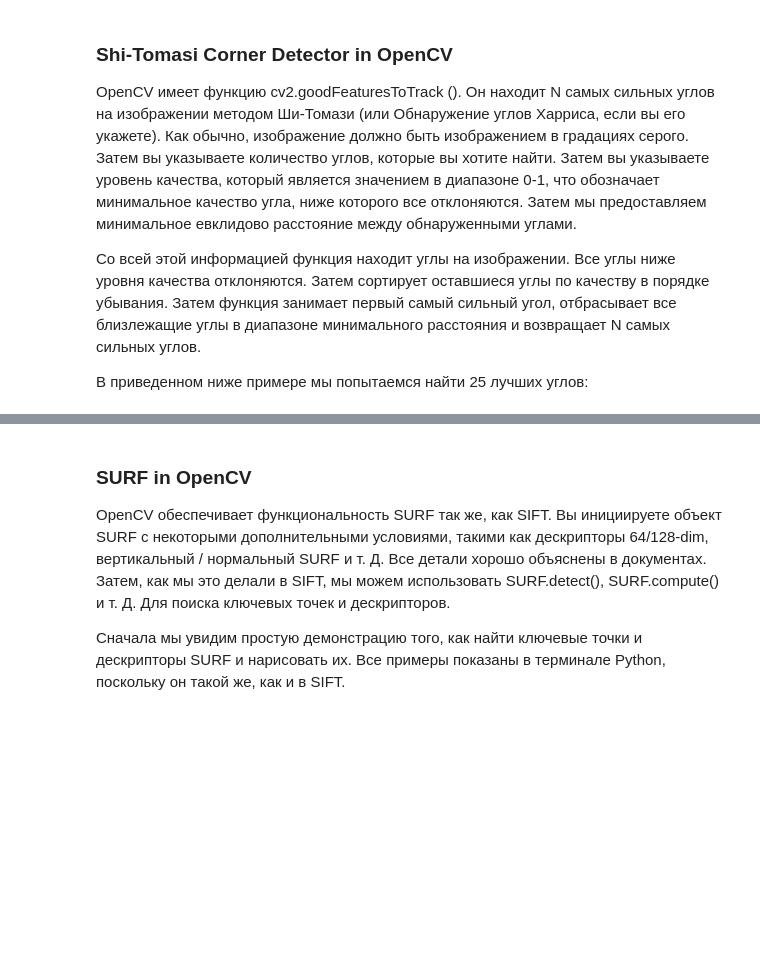
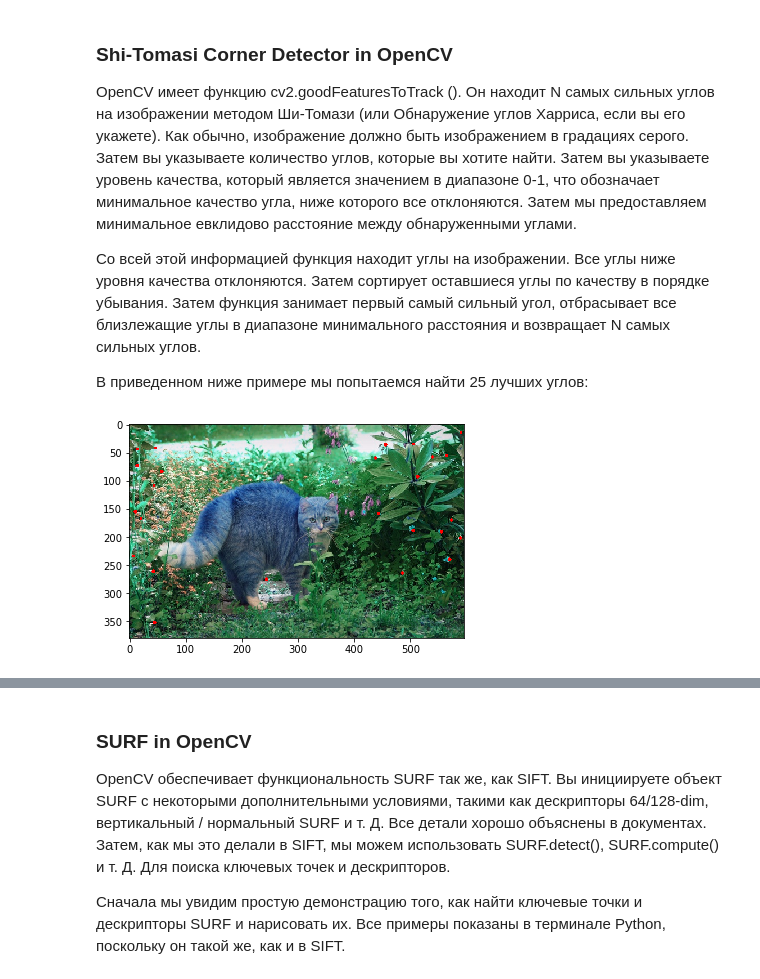
Before and after one commit to Keleas/Computer_Vision_School, a Jupyter notebook: less_05/Lecture_5.ipynb, the cells around one changed output, grey strips where cells are left out. Saved outputs shown, nothing was run; the diff lists cells and outputs as text; code cells hidden in the pictures; blank space fills up the shorter version.

```diff
--- a/less_05/Lecture_5.ipynb
+++ b/less_05/Lecture_5.ipynb
@@ -166,18 +209,17 @@ OpenCV имеет функцию cv2.goodFeaturesToTrack (). Он находит
 
 В приведенном ниже примере мы попытаемся найти 25 лучших углов:
 # %%
-import numpy as np
-import cv2
-from matplotlib import pyplot as plt
-
-img = cv2.imread('../img/sift_dog.jpg')
+img = cv2.imread('../img/cat.jpg')
 gray = cv2.cvtColor(img,cv2.COLOR_BGR2GRAY)
 
 corners = cv2.goodFeaturesToTrack(gray,25,0.01,10)
 corners = np.int0(corners)
 
 for i in corners:
     x,y = i.ravel()
     cv2.circle(img,(x,y),3,255,-1)
 
-plt.imshow(img),plt.show()
+plt.imshow(img)
+plt.show();
+# %% [output]
+[figure, added]
```
Also changed, not shown: parts of 9 cells of this notebook, 4 other files.
